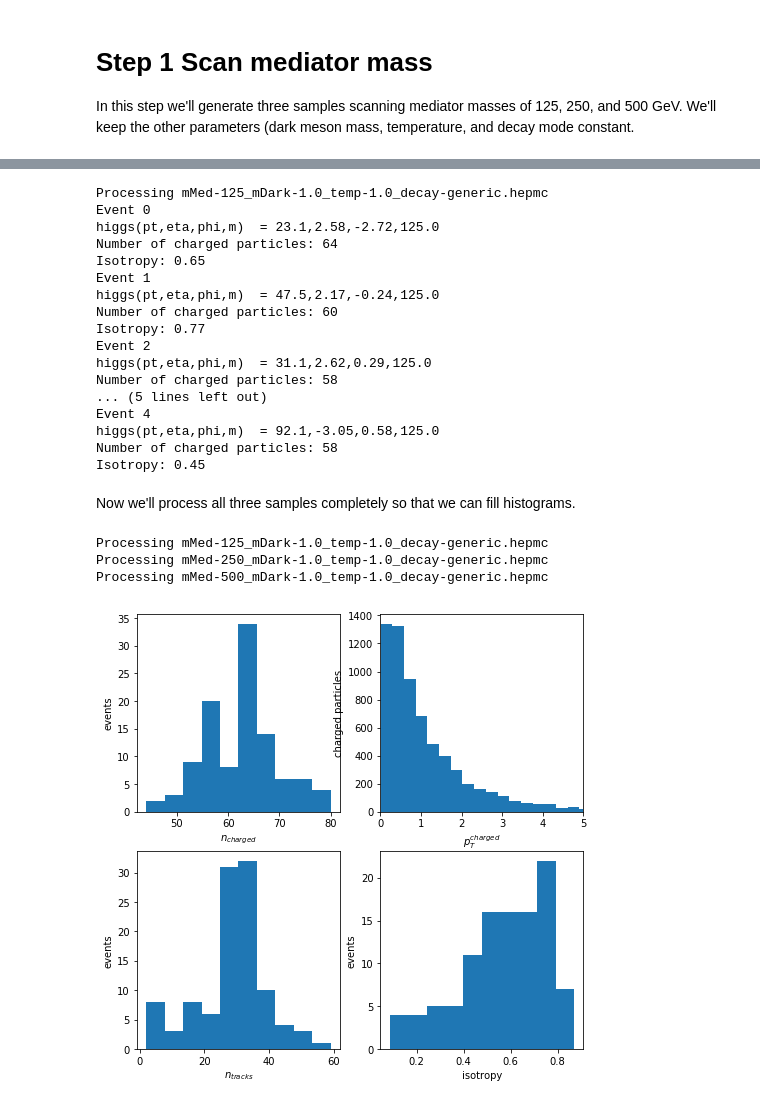
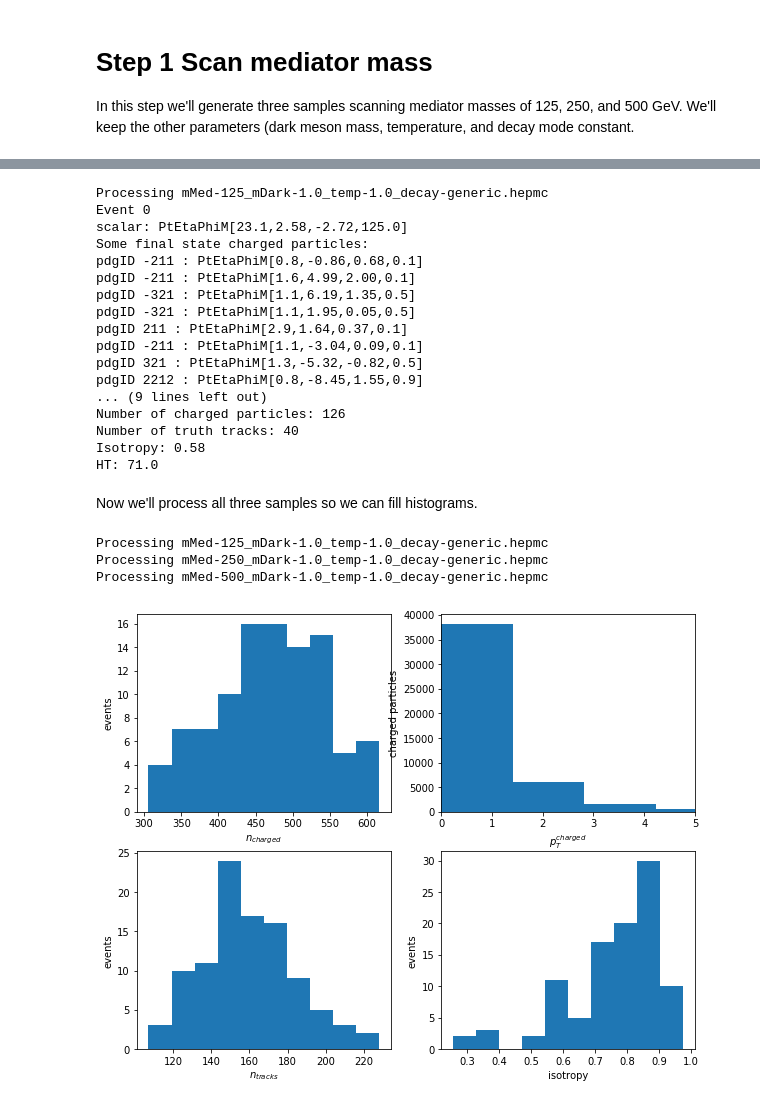
Before and after one commit to kdipetri/suepTutorial, a Jupyter notebook: tutorial.ipynb, the cells around one changed output, grey strips where cells are left out. Drawn from its saved outputs; the diff is of its cells as text; code cells hidden in the pictures.

```diff
--- a/tutorial.ipynb
+++ b/tutorial.ipynb
@@ -83,26 +67,25 @@ suep250 = SUEP("mMed-250_mDark-1.0_temp-1.0_decay-generic.hepmc")
 suep500 = SUEP("mMed-500_mDark-1.0_temp-1.0_decay-generic.hepmc")
 # %%
 # run a test
-suep125.doTest = True # process 5 events w/ printout
-suep125.processEvents()
+suep125.doTest() # process 1 event w/ printout
 # %% [output]
 Processing mMed-125_mDark-1.0_temp-1.0_decay-generic.hepmc
 Event 0
-higgs(pt,eta,phi,m)  = 23.1,2.58,-2.72,125.0
-Number of charged particles: 64
-Isotropy: 0.65
-Event 1
-higgs(pt,eta,phi,m)  = 47.5,2.17,-0.24,125.0
-Number of charged particles: 60
-Isotropy: 0.77
-Event 2
-higgs(pt,eta,phi,m)  = 31.1,2.62,0.29,125.0
-Number of charged particles: 58
-... (5 lines left out)
-Event 4
-higgs(pt,eta,phi,m)  = 92.1,-3.05,0.58,125.0
-Number of charged particles: 58
-Isotropy: 0.45
+scalar: PtEtaPhiM[23.1,2.58,-2.72,125.0]
+Some final state charged particles:
+pdgID -211 : PtEtaPhiM[0.8,-0.86,0.68,0.1]
+pdgID -211 : PtEtaPhiM[1.6,4.99,2.00,0.1]
+pdgID -321 : PtEtaPhiM[1.1,6.19,1.35,0.5]
+pdgID -321 : PtEtaPhiM[1.1,1.95,0.05,0.5]
+pdgID 211 : PtEtaPhiM[2.9,1.64,0.37,0.1]
+pdgID -211 : PtEtaPhiM[1.1,-3.04,0.09,0.1]
+pdgID 321 : PtEtaPhiM[1.3,-5.32,-0.82,0.5]
+pdgID 2212 : PtEtaPhiM[0.8,-8.45,1.55,0.9]
+... (9 lines left out)
+Number of charged particles: 126
+Number of truth tracks: 40
+Isotropy: 0.58
+HT: 71.0
 # %% [markdown]
-Now we'll process all three samples completely so that we can fill histograms.
+Now we'll process all three samples so we can fill histograms.
 # %%
@@ -117,6 +99,6 @@ Processing mMed-250_mDark-1.0_temp-1.0_decay-generic.hepmc
 Processing mMed-500_mDark-1.0_temp-1.0_decay-generic.hepmc
 # %%
 # check the basic output looks ok
-suep125.basicPlots()
+suep500.basicPlots()
 # %% [output]
-[figure, old version]
+[figure, new version]
```
Also changed, not shown: parts of 20 cells of this notebook, 1 other file.
